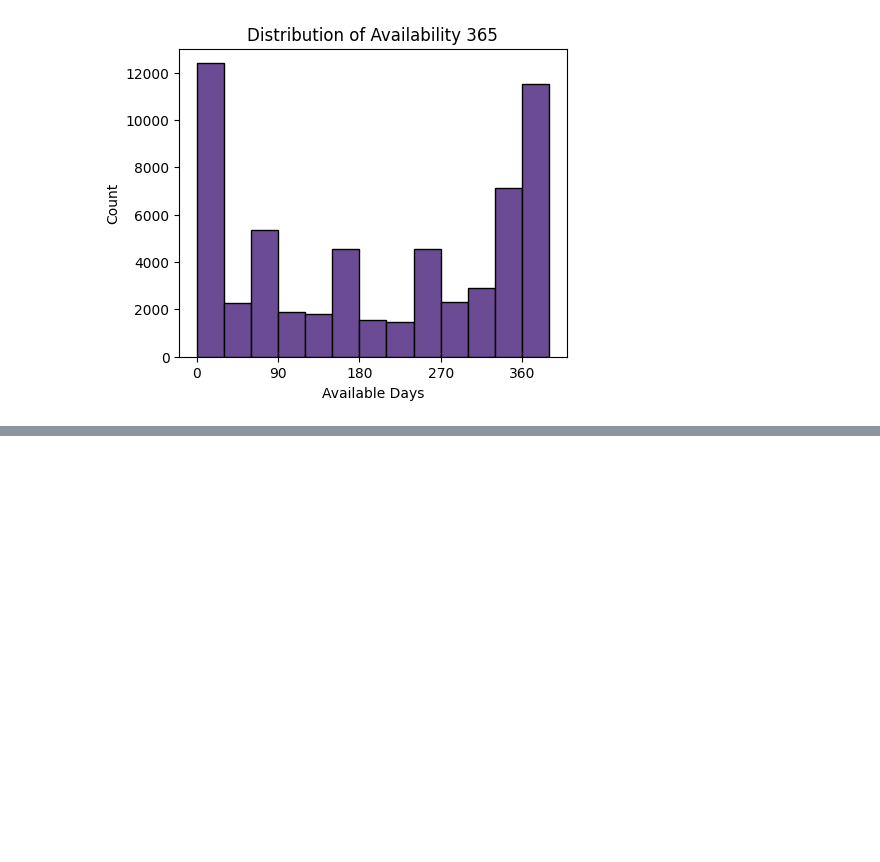
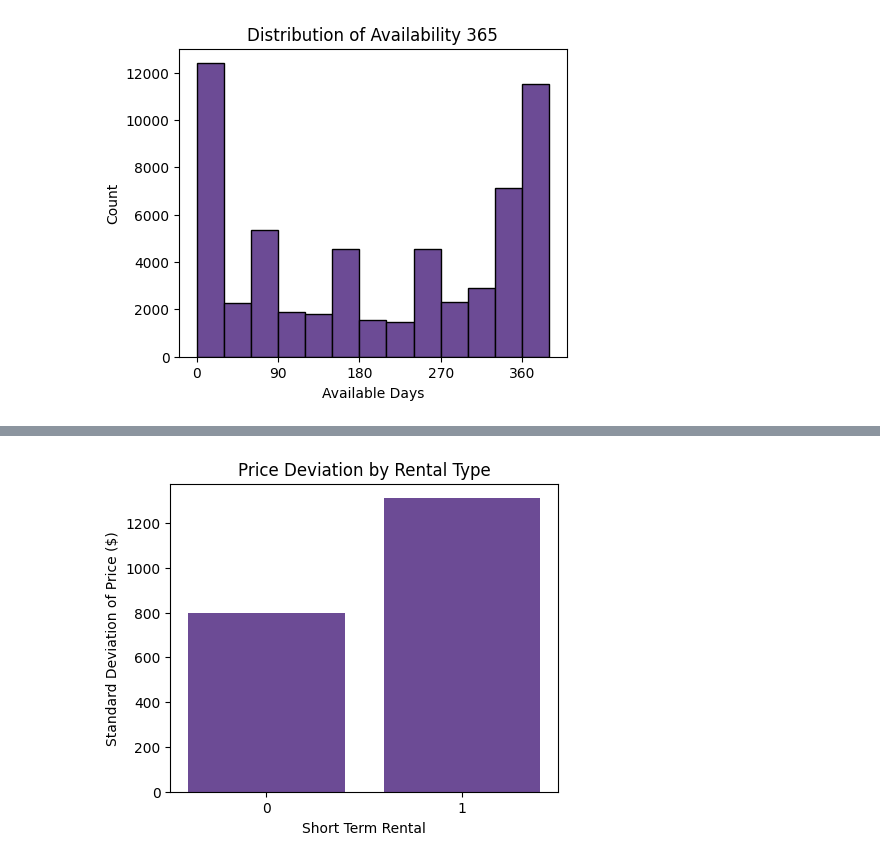
Before and after one commit to SameeckBhatia/Airbnb-ML-Economist, a Jupyter notebook: la_airbnb.ipynb, the cells around one changed output, grey strips where cells are left out. Saved outputs shown, nothing was run; the diff lists cells and outputs as text; code cells hidden in the pictures; blank space fills up the shorter version.

```diff
--- a/la_airbnb.ipynb
+++ b/la_airbnb.ipynb
@@ -180,0 +223,18 @@ plt.show()
+# %%
+cols = ["is_short_term", "price"]
+grouped_s = df[cols].groupby("is_short_term").std().reset_index()
+
+# Plotting
+fig, ax = plt.subplots(figsize=(5, 4))
+ax.bar(grouped_s["is_short_term"], grouped_s["price"],
+       color=fill)
+
+# Formatting
+ax.set_xticks(range(0, 2, 1))
+ax.set_title("Price Deviation by Rental Type")
+ax.set_xlabel("Short Term Rental")
+ax.set_ylabel("Standard Deviation of Price ($)")
+
+plt.show()
+# %% [output]
+[figure, added]
```
Also changed, not shown: parts of 5 cells of this notebook.
